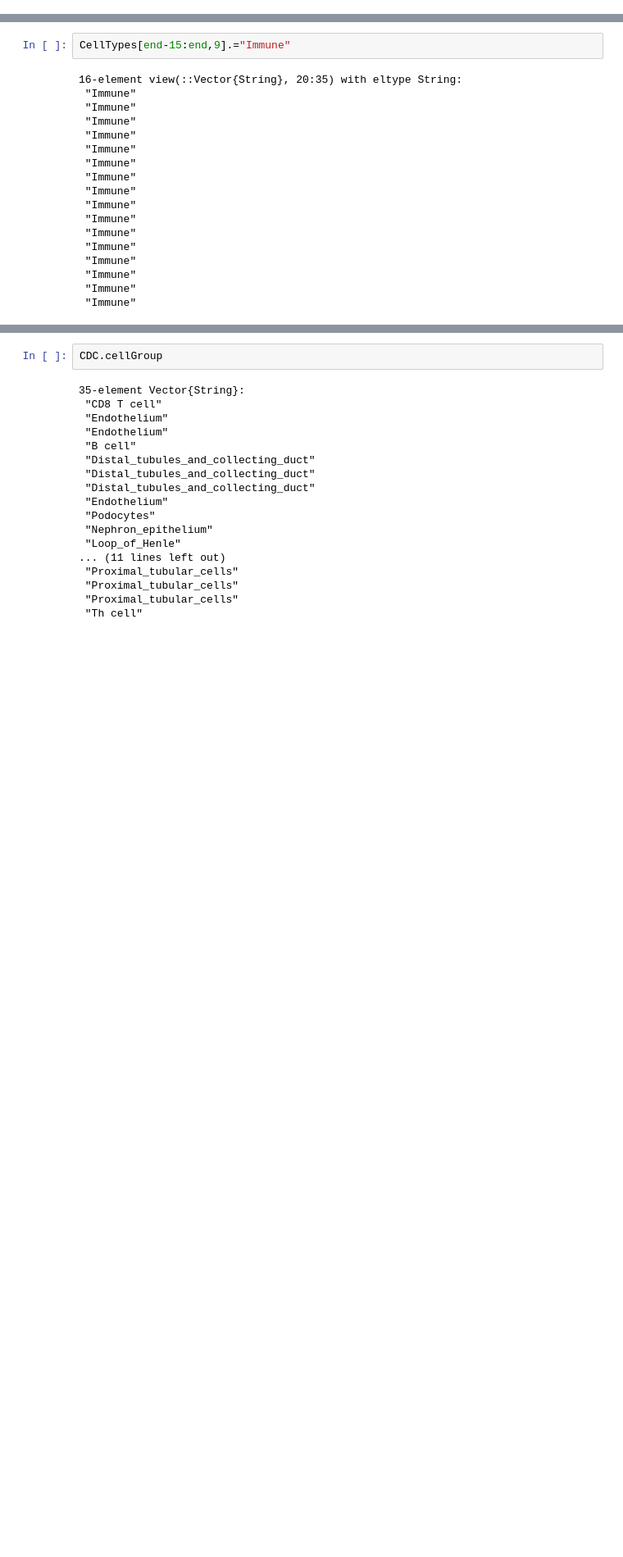
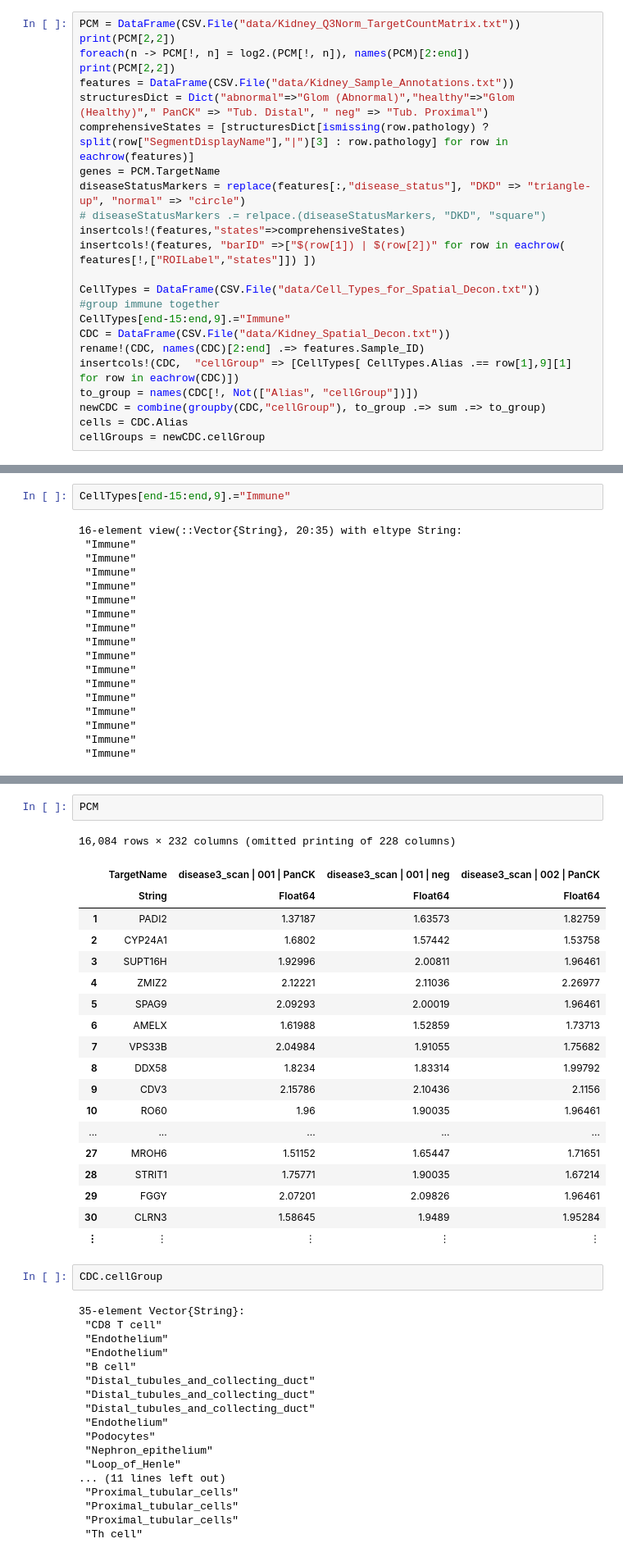
Before and after one commit to uluviano/geomx, a Jupyter notebook: dataFrameTests.ipynb, the cells around one changed output, grey strips where cells are left out. Shown at 82% size. Cells and saved outputs as stored; diff of their text form; blank space fills up the shorter version.

```diff
--- a/dataFrameTests.ipynb
+++ b/dataFrameTests.ipynb
@@ -4,3 +4,27 @@
 Useful links:
 
 * https://en.wikibooks.org/wiki/Introducing_Julia/DataFrames
+# %%
+PCM = DataFrame(CSV.File("data/Kidney_Q3Norm_TargetCountMatrix.txt"))
+print(PCM[2,2])
+foreach(n -> PCM[!, n] = log2.(PCM[!, n]), names(PCM)[2:end])
+print(PCM[2,2])
+features = DataFrame(CSV.File("data/Kidney_Sample_Annotations.txt"))
+structuresDict = Dict("abnormal"=>"Glom (Abnormal)","healthy"=>"Glom (Healthy)"," PanCK" => "Tub. Distal", " neg" => "Tub. Proximal")
+comprehensiveStates = [structuresDict[ismissing(row.pathology) ? split(row["SegmentDisplayName"],"|")[3] : row.pathology] for row in eachrow(features)]
+genes = PCM.TargetName
+diseaseStatusMarkers = replace(features[:,"disease_status"], "DKD" => "triangle-up", "normal" => "circle")
+# diseaseStatusMarkers .= relpace.(diseaseStatusMarkers, "DKD", "square")
+insertcols!(features,"states"=>comprehensiveStates)
+insertcols!(features, "barID" =>["$(row[1]) | $(row[2])" for row in eachrow( features[!,["ROILabel","states"]]) ])
+
+CellTypes = DataFrame(CSV.File("data/Cell_Types_for_Spatial_Decon.txt"))
+#group immune together
+CellTypes[end-15:end,9].="Immune"
+CDC = DataFrame(CSV.File("data/Kidney_Spatial_Decon.txt"))
+rename!(CDC, names(CDC)[2:end] .=> features.Sample_ID)
+insertcols!(CDC,  "cellGroup" => [CellTypes[ CellTypes.Alias .== row[1],9][1] for row in eachrow(CDC)])
+to_group = names(CDC[!, Not(["Alias", "cellGroup"])])
+newCDC = combine(groupby(CDC,"cellGroup"), to_group .=> sum .=> to_group)
+cells = CDC.Alias
+cellGroups = newCDC.cellGroup
@@ -199,3 +307,25 @@ insertcols!(CDC,  "cellGroup" => [CellTypes[ CellTypes.Alias .== row[1],9][1] fo
+# %%
+PCM
+# %% [output]
+16,084 rows × 232 columns (omitted printing of 228 columns)
+|  | TargetName | disease3_scan | 001 | PanCK | disease3_scan | 001 | neg | disease3_scan | 002 | PanCK |
+|  | String | Float64 | Float64 | Float64 |
+| 1 | PADI2 | 1.37187 | 1.63573 | 1.82759 |
+| 2 | CYP24A1 | 1.6802 | 1.57442 | 1.53758 |
+| 3 | SUPT16H | 1.92996 | 2.00811 | 1.96461 |
+| 4 | ZMIZ2 | 2.12221 | 2.11036 | 2.26977 |
+| 5 | SPAG9 | 2.09293 | 2.00019 | 1.96461 |
+| 6 | AMELX | 1.61988 | 1.52859 | 1.73713 |
+| 7 | VPS33B | 2.04984 | 1.91055 | 1.75682 |
+| 8 | DDX58 | 1.8234 | 1.83314 | 1.99792 |
+| 9 | CDV3 | 2.15786 | 2.10436 | 2.1156 |
+| 10 | RO60 | 1.96 | 1.90035 | 1.96461 |
+| ... | ... | ... | ... | ... |
+| 27 | MROH6 | 1.51152 | 1.65447 | 1.71651 |
+| 28 | STRIT1 | 1.75771 | 1.90035 | 1.67214 |
+| 29 | FGGY | 2.07201 | 2.09826 | 1.96461 |
+| 30 | CLRN3 | 1.58645 | 1.9489 | 1.95284 |
+| ⋮ | ⋮ | ⋮ | ⋮ | ⋮ |
 # %%
 CDC.cellGroup
 # %% [output]
```
Also changed, not shown: parts of 9 cells of this notebook, 12 other files.
